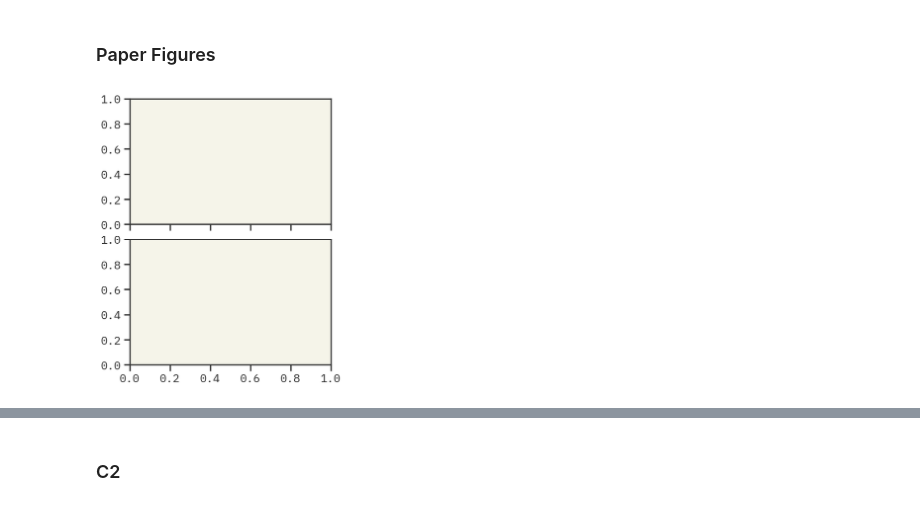
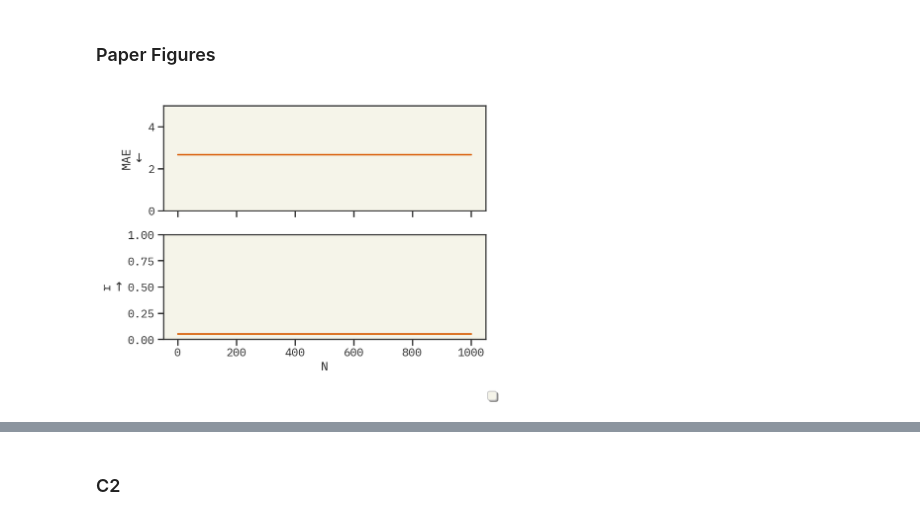
Before and after one commit to ur-whitelab/BO-LIFT, a Jupyter notebook: paper/Regression_Experiments.ipynb, the cells around one changed output, grey strips where cells are left out. Drawn from its saved outputs; the diff is of its cells as text; code cells hidden in the pictures.

```diff
--- a/paper/Regression_Experiments.ipynb
+++ b/paper/Regression_Experiments.ipynb
@@ -238,6 +235,9 @@ def get_asktell(model: str, kwargs: dict = {}, pool: bolift.Pool = None, knn: in
             return bolift.AskTellFewShotTopk(**kwargs)
         case "gpt-4-0125-preview":
             kwargs['model']="gpt-4-0125-preview"
+            return bolift.AskTellFewShotTopk(**kwargs)
+        case "davinci-002":
+            kwargs['model']="davinci-002"
             return bolift.AskTellFewShotTopk(**kwargs)
         case "gpr":
             kwargs['selector_k'] = 0
@@ -288,7 +288,7 @@ def save_backup(out_csv_file):
 
 def merge_exps(out_csv_file):
     save_backup(out_csv_file)
-    all_files = glob.glob("regression-results_exp*.csv")
+    all_files = glob.glob("alloy-results_exp*.csv")
     exps = []
 
     for filename in all_files:
@@ -511,11 +511,11 @@ if os.path.exists(system_message_path):
     with open(system_message_path, "r") as f:
         system_message = f.read()
 
-for i in range(4):
+for i in range(2):
     print(f"Running experiment {i+1}")
     for e in exps:
         exp = exps[e]
-        run_experiment(exp, dataset, system_message=system_message, **kwargs)
+        run_experiment(exp, dataset, system_message=system_message, **kwargs)\
 
     merge_exps("alloy_dataset")
 # %% [output]
@@ -608,7 +597,7 @@ plt.rcParams.update({'axes.facecolor':'#f5f4e9',
 # %% [markdown]
 ## Loading results
 # %%
-df = pd.read_csv("regression-results_alloy_dataset.csv", sep=';')
+df = pd.read_csv("alloy_dataset.csv", sep=';')
 # df = pd.read_csv("ocm-regression-results1.csv", sep=';')
 df.columns
 # %% [output]
@@ -1095,26 +1070,52 @@ data = "alloy"
 max_N=1000
 
 fig = plt.figure(figsize=(16,6), constrained_layout=True)
-subfigs = fig.subfigures(1,3, wspace=0.1, hspace=0.1)
+subfigs = fig.subfigures(1,2, wspace=0.1, hspace=0.1)
 
 lims = [(0,5),(0,1),(-1,1)]
 
 sub00 = subfigs[0].subplots(2,1, sharex=True, sharey=False)
-df1 = pd.read_csv(f"{data}-regression-results1.csv", sep=';')
-d01 = select_df(df1, data=data, k=5, T=0.7, model='gpt-3.5-turbo-0125', model_class='topk', N='any')
-# create_sub_ablation(sub00, d01, lims, 'N', sorted(d01['N_train'].unique()), data=data, color='C1', k=5, T=0.7, model='gpt-3.5-turbo-0125', model_class='topk', N=None, label=False)
-# df2 = pd.read_csv(f"{data}-regression-results2.csv", sep=';')
-# d02 = select_df(df2, data=data, k=5, T=0.7, model='gpt-3.5-turbo-0125', model_class='topk', N='any')
-# create_sub_ablation(sub00, d02, lims, 'N', sorted(d02['N_train'].unique()), data=data, color='C2', k=5, T=0.7, model='gpt-3.5-turbo-0125', model_class='topk', N=None, label=False)
-# df3 = pd.read_csv(f"{data}-regression-results3.csv", sep=';')
-# d03 = select_df(df3, data=data, k=5, T=0.7, model='gpt-3.5-turbo-0125', model_class='topk', N='any')
-# create_sub_ablation(sub00, d03, lims, 'N', sorted(d03['N_train'].unique()), data=data, color='C3', k=5, T=0.7, model='gpt-3.5-turbo-0125', model_class='topk', N=None, label=False)
-# df4 = pd.read_csv(f"{data}-regression-results4.csv", sep=';')
-# d04 = select_df(df4, data=data, k=5, T=0.7, model='gpt-3.5-turbo-0125', model_class='topk', N='any')
-# create_sub_ablation(sub00, d04, lims, 'N', sorted(d04['N_train'].unique()), data=data, color='C4', k=5, T=0.7, model='gpt-3.5-turbo-0125', model_class='topk', N=None, label=False)
-# df5 = pd.read_csv(f"{data}-regression-results5.csv", sep=';')
-# d05 = select_df(df5, data=data, k=5, T=0.7, model='gpt-3.5-turbo-0125', model_class='topk', N='any')
-# create_sub_ablation(sub00, d05, lims, 'N', sorted(d05['N_train'].unique()), data=data, color='C5', k=5, T=0.7, model='gpt-3.5-turbo-0125', model_class='topk', N=None, label=False)
+
+df1 = pd.read_csv(f"/Users/shane/repos/BO-LIFT/paper/alloy_full.csv", sep=';')
+d01 = select_df(df1, data=data, k=5, T=0.7, model="davinci-002", model_class='topk', N='any')
+create_sub_ablation(sub00, d01, lims, 'N', sorted(d01['N_train'].unique()), data=data, color='C1', k=5, T=0.7, model='davinci-002', model_class='topk', N="any", label=False)
+df2 = pd.read_csv(f"/Users/shane/repos/BO-LIFT/paper/alloy_full.csv", sep=';')
+d02 = select_df(df2, data=data, k=5, T=0.7, model='davinci-002', model_class='topk', N='any')
+create_sub_ablation(sub00, d02, lims, 'N', sorted(d02['N_train'].unique()), data=data, color='C1', k=5, T=0.7, model='davinci-002', model_class='topk', N="any", label=False)
+# df3 = pd.read_csv(f"{data}_dataset8.csv", sep=';')
+# d03 = select_df(df3, data=data, k=5, T=0.7, model='davinci-002', model_class='topk', N='any')
+# create_sub_ablation(sub00, d03, lims, 'N', sorted(d03['N_train'].unique()), data=data, color='C3', k=5, T=0.7, model='davinci-002', model_class='topk', N="any", label=False)
+# df4 = pd.read_csv(f"{data}_dataset9.csv", sep=';')
+# d04 = select_df(df4, data=data, k=5, T=0.7, model='davinci-002', model_class='topk', N='any')
+# create_sub_ablation(sub00, d04, lims, 'N', sorted(d04['N_train'].unique()), data=data, color='C4', k=5, T=0.7, model='davinci-002', model_class='topk', N="any", label=False)
+# df5 = pd.read_csv(f"{data}_dataset10.csv", sep=';')
+# d05 = select_df(df5, data=data, k=5, T=0.7, model='davinci-002', model_class='topk', N='any')
+# create_sub_ablation(sub00, d05, lims, 'N', sorted(d05['N_train'].unique()), data=data, color='C5', k=5, T=0.7, model='davinci-002', model_class='topk', N="any", label=False)
+# df6 = pd.read_csv(f"{data}_dataset11.csv", sep=';')
+# d06 = select_df(df6, data=data, k=5, T=0.7, model='davinci-002', model_class='topk', N='any')
+# create_sub_ablation(sub00, d06, lims, 'N', sorted(d06['N_train'].unique()), data=data, color='C2', k=5, T=0.7, model='davinci-002', model_class='topk', N="any", label=False)
+# df7 = pd.read_csv(f"{data}_dataset12.csv", sep=';')
+# d07 = select_df(df7, data=data, k=5, T=0.7, model='davinci-002', model_class='topk', N='any')
+# create_sub_ablation(sub00, d07, lims, 'N', sorted(d07['N_train'].unique()), data=data, color='C3', k=5, T=0.7, model='davinci-002', model_class='topk', N="any", label=False)
+# df8 = pd.read_csv(f"{data}_dataset13.csv", sep=';')
+# d08 = select_df(df8, data=data, k=5, T=0.7, model='davinci-002', model_class='topk', N='any')
+# create_sub_ablation(sub00, d08, lims, 'N', sorted(d08['N_train'].unique()), data=data, color='C4', k=5, T=0.7, model='davinci-002', model_class='topk', N="any", label=False)
+# df9 = pd.read_csv(f"{data}_dataset14.csv", sep=';')
+# d09 = select_df(df9, data=data, k=5, T=0.7, model='davinci-002', model_class='topk', N='any')
+# create_sub_ablation(sub00, d09, lims, 'N', sorted(d09['N_train'].unique()), data=data, color='C5', k=5, T=0.7, model='davinci-002', model_class='topk', N="any", label=False)
+# df10 = pd.read_csv(f"{data}_dataset15.csv", sep=';')
+# d10 = select_df(df10, data=data, k=5, T=0.7, model='davinci-002', model_class='topk', N='any')
+# create_sub_ablation(sub00, d10, lims, 'N', sorted(d10['N_train'].unique()), data=data, color='C2', k=5, T=0.7, model='davinci-002', model_class='topk', N="any", label=False)
+# df11 = pd.read_csv(f"{data}_dataset16.csv", sep=';')
+# d11 = select_df(df11, data=data, k=5, T=0.7, model='davinci-002', model_class='topk', N='any')
+# create_sub_ablation(sub00, d11, lims, 'N', sorted(d11['N_train'].unique()), data=data, color='C3', k=5, T=0.7, model='davinci-002', model_class='topk', N="any", label=False)
+# df12 = pd.read_csv(f"{data}_dataset17.csv", sep=';')
+# d12 = select_df(df12, data=data, k=5, T=0.7, model='davinci-002', model_class='topk', N='any')
+# create_sub_ablation(sub00, d12, lims, 'N', sorted(d12['N_train'].unique()), data=data, color='C4', k=5, T=0.7, model='davinci-002', model_class='topk', N="any", label=False)
+# df13 = pd.read_csv(f"{data}_dataset18.csv", sep=';')
+# d13 = select_df(df13, data=data, k=5, T=0.7, model='davinci-002', model_class='topk', N='any')
+# create_sub_ablation(sub00, d13, lims, 'N', sorted(d13['N_train'].unique()), data=data, color='C5', k=5, T=0.7, model='davinci-002', model_class='topk', N="any", label=False)
+
 
 
 # # sub02 = subfigs[1].subplots(2,1, sharex=True, sharey=False)
@@ -1128,35 +1129,34 @@ d01 = select_df(df1, data=data, k=5, T=0.7, model='gpt-3.5-turbo-0125', model_cl
 # # d03 = select_df(df3, data=data, k='any', T=0.05, model='gpt-3.5-turbo-0125', model_class='topk', N=10)
 # # create_sub_ablation(sub02, d03, lims, 'k', sorted(d03['k_selected'].unique()), data=data, color='C3', k='any', T=0.05, model='gpt-3.5-turbo-0125', model_class='topk', N=10, label=False)
 # # df4 = pd.read_csv(f"{data}-regression-results4.csv", sep=';')
 # # d04 = select_df(df4, data=data, k='any', T=0.05, model='gpt-3.5-turbo-0125', model_class='topk', N=10)
 # # create_sub_ablation(sub02, d04, lims, 'k', sorted(d04['k_selected'].unique()), data=data, color='C4', k='any', T=0.05, model='gpt-3.5-turbo-0125', model_class='topk', N=10, label=False)
 # # df5 = pd.read_csv(f"{data}-regression-results5.csv", sep=';')
 # # d05 = select_df(df5, data=data, k='any', T=0.05, model='gpt-3.5-turbo-0125', model_class='topk', N=10)
 # # create_sub_ablation(sub02, d05, lims, 'k', sorted(d05['k_selected'].unique()), data=data, color='C5', k='any', T=0.05, model='gpt-3.5-turbo-0125', model_class='topk', N=10, label=False)
 
 # sub03 = subfigs[2].subplots(2,1, sharex=True, sharey=False)
 # df1 = pd.read_csv(f"{data}-regression-results1.csv", sep=';')
 # d01 = select_df(df1, data=data, k=5, T='any', model='gpt-3.5-turbo-0125', model_class='topk', N=max_N)
 # create_sub_ablation(sub03, d01, lims, 'T', sorted(d01['Temperature'].unique()), data=data, color='C1', k=5, T='any', model='gpt-3.5-turbo-0125', model_class='topk', N=max_N, label=False)
 # df2 = pd.read_csv(f"{data}-regression-results2.csv", sep=';')
 # d02 = select_df(df2, data=data, k=5, T='any', model='gpt-3.5-turbo-0125', model_class='topk', N=max_N)
 # create_sub_ablation(sub03, d02, lims, 'T', sorted(d02['Temperature'].unique()), data=data, color='C2', k=5, T='any', model='gpt-3.5-turbo-0125', model_class='topk', N=max_N, label=False)
 # df3 = pd.read_csv(f"{data}-regression-results3.csv", sep=';')
 # d03 = select_df(df3, data=data, k=5, T='any', model='gpt-3.5-turbo-0125', model_class='topk', N=max_N)
 # create_sub_ablation(sub03, d03, lims, 'T', sorted(d03['Temperature'].unique()), data=data, color='C3', k=5, T='any', model='gpt-3.5-turbo-0125', model_class='topk', N=max_N, label=False)
 # df4 = pd.read_csv(f"{data}-regression-results4.csv", sep=';')
 # d04 = select_df(df4, data=data, k=5, T='any', model='gpt-3.5-turbo-0125', model_class='topk', N=max_N)
 # create_sub_ablation(sub03, d04, lims, 'T', sorted(d04['Temperature'].unique()), data=data, color='C4', k=5, T='any', model='gpt-3.5-turbo-0125', model_class='topk', N=max_N, label=False)
 # df5 = pd.read_csv(f"{data}-regression-results5.csv", sep=';')
 # d05 = select_df(df5, data=data, k=5, T='any', model='gpt-3.5-turbo-0125', model_class='topk', N=max_N)
 # create_sub_ablation(sub03, d05, lims, 'T', sorted(d05['Temperature'].unique()), data=data, color='C5', k=5, T='any', model='gpt-3.5-turbo-0125', model_class='topk', N=max_N, label=False)
 
+fig.legend(loc='upper center', bbox_to_anchor=(0.5 ,0),
+          fancybox=True, shadow=True)
 
-# fig.legend(loc='upper center', bbox_to_anchor=(0.5 ,0),
-#           fancybox=True, shadow=True, ncol=6)
-
-# plt.tight_layout()
+plt.tight_layout()
 # plt.savefig(f"figs/metrics", dpi=300, bbox_inches='tight')
 plt.show()
 # %% [output]
-[figure, old version]
+[figure, new version]
```
Also changed, not shown: parts of 15 cells of this notebook, 8 other files.
